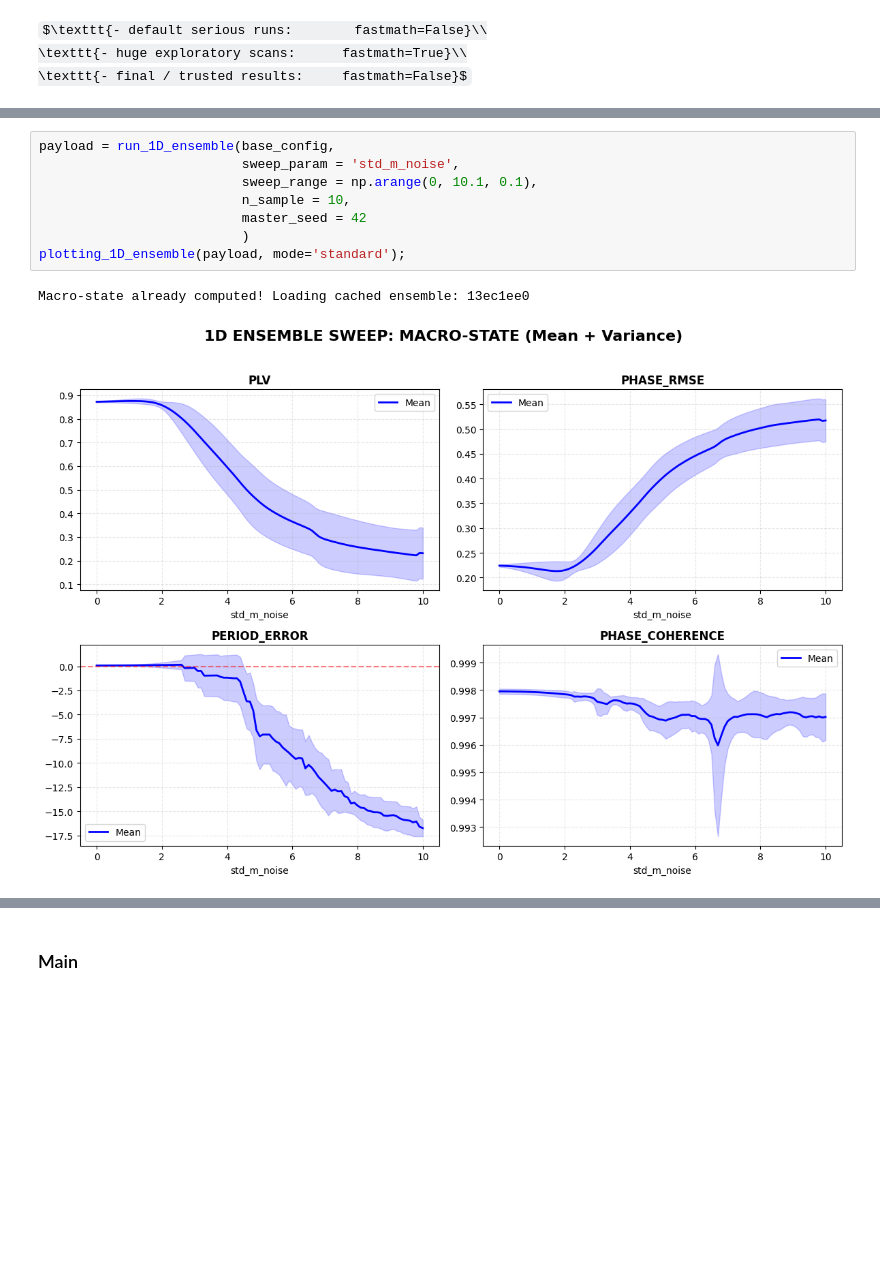
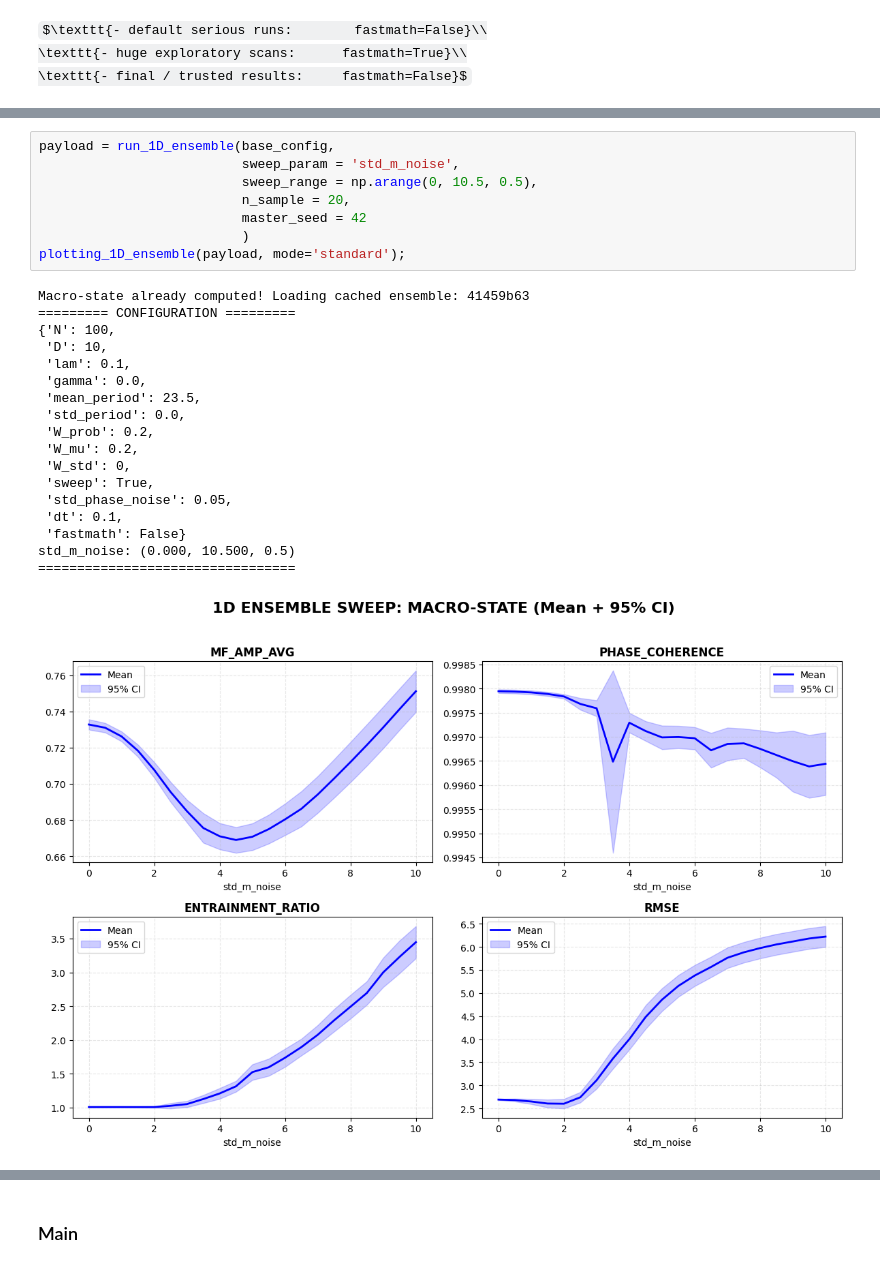
Before and after one commit to psyentistJJ/SCN, a Jupyter notebook: SL_model/SCN_entrainment.ipynb, the cells around one changed output, grey strips where cells are left out. Saved outputs shown, nothing was run; the diff lists cells and outputs as text; some formulas as TeX source; blank space fills up the shorter version.

```diff
--- a/SL_model/SCN_entrainment.ipynb
+++ b/SL_model/SCN_entrainment.ipynb
@@ -54,11 +56,27 @@ network period: 24.17504051639684
 # %%
 payload = run_1D_ensemble(base_config,
                           sweep_param = 'std_m_noise',
-                          sweep_range = np.arange(0, 10.1, 0.1),
-                          n_sample = 10,
+                          sweep_range = np.arange(0, 10.5, 0.5),
+                          n_sample = 20,
                           master_seed = 42
                           )
 plotting_1D_ensemble(payload, mode='standard');
 # %% [output]
-Macro-state already computed! Loading cached ensemble: 13ec1ee0
+Macro-state already computed! Loading cached ensemble: 41459b63
+========= CONFIGURATION =========
+{'N': 100,
+ 'D': 10,
+ 'lam': 0.1,
+ 'gamma': 0.0,
+ 'mean_period': 23.5,
+ 'std_period': 0.0,
+ 'W_prob': 0.2,
+ 'W_mu': 0.2,
+ 'W_std': 0,
+ 'sweep': True,
+ 'std_phase_noise': 0.05,
+ 'dt': 0.1,
+ 'fastmath': False}
+std_m_noise: (0.000, 10.500, 0.5)
+=================================
-[figure, old version]
+[figure, new version]
```
Also changed, not shown: parts of 5 cells of this notebook, 3 other files.
